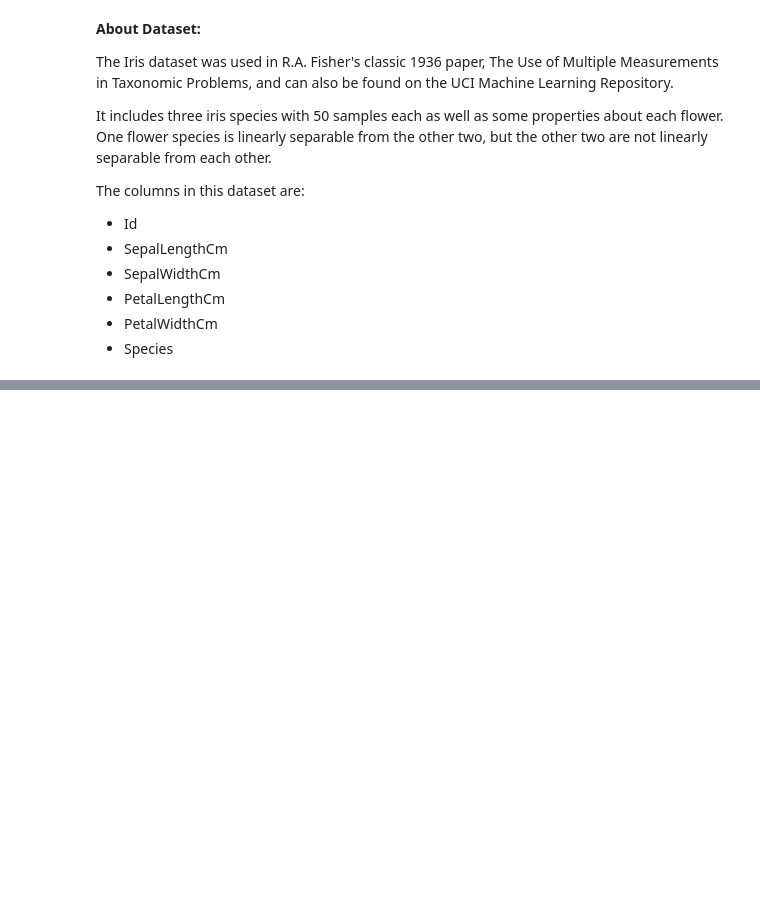
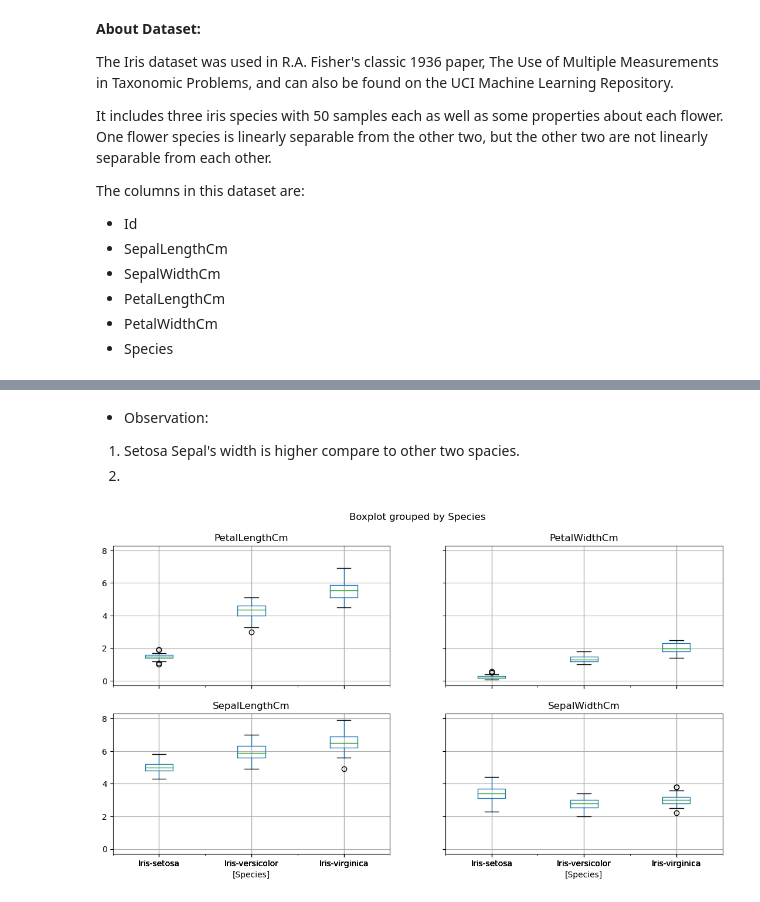
Before and after one commit to sagarbarge/IRIS_Dataset, a Jupyter notebook: IRIS_Data_Visualizations.ipynb, the cells around one changed output, grey strips where cells are left out. Saved outputs shown, nothing was run; the diff lists cells and outputs as text; code cells hidden in the pictures; blank space fills up the shorter version.

```diff
--- a/IRIS_Data_Visualizations.ipynb
+++ b/IRIS_Data_Visualizations.ipynb
@@ -28,0 +150,11 @@ https://www.kaggle.com/datasets/uciml/iris
+# %% [markdown]
+- Observation:
+1) Setosa Sepal's width is higher compare to other two spacies.
+2)
+# %%
+# Boxplot to see species wise Petal Lengh-widh, Sepal Lenght-width for compairing
+
+df.drop('Id', axis=1).boxplot(by='Species', figsize=(13,7))
+plt.show()
+# %% [output]
+[figure, added]
```
Also changed, not shown: parts of 21 cells of this notebook.
